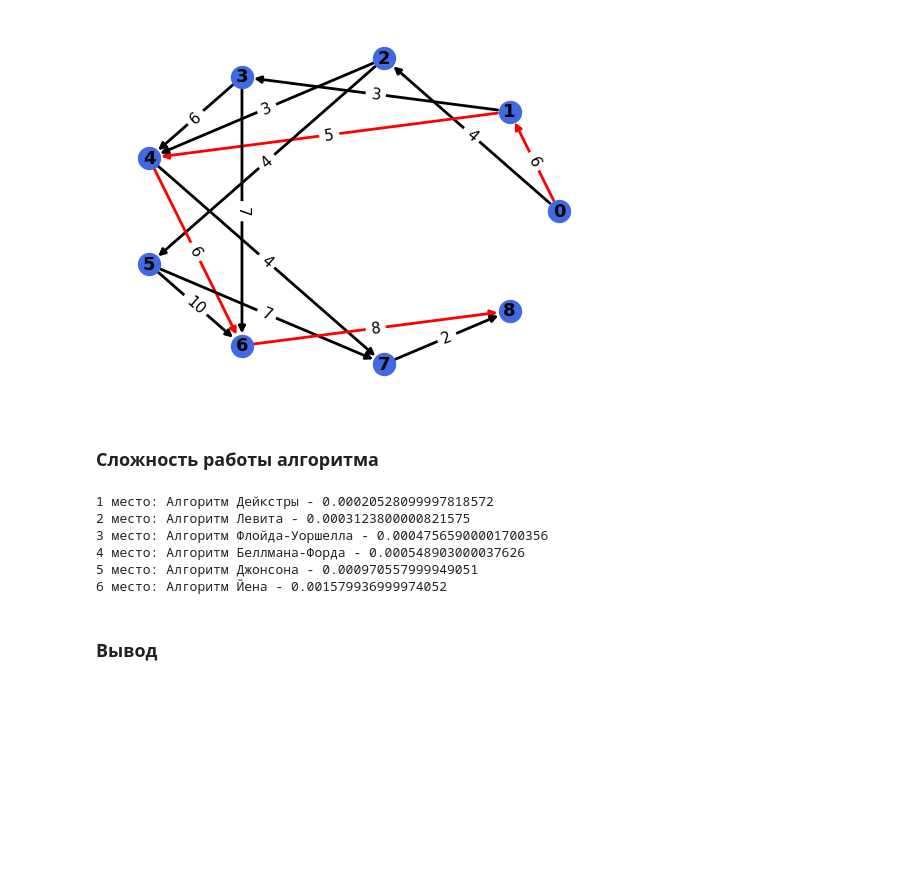
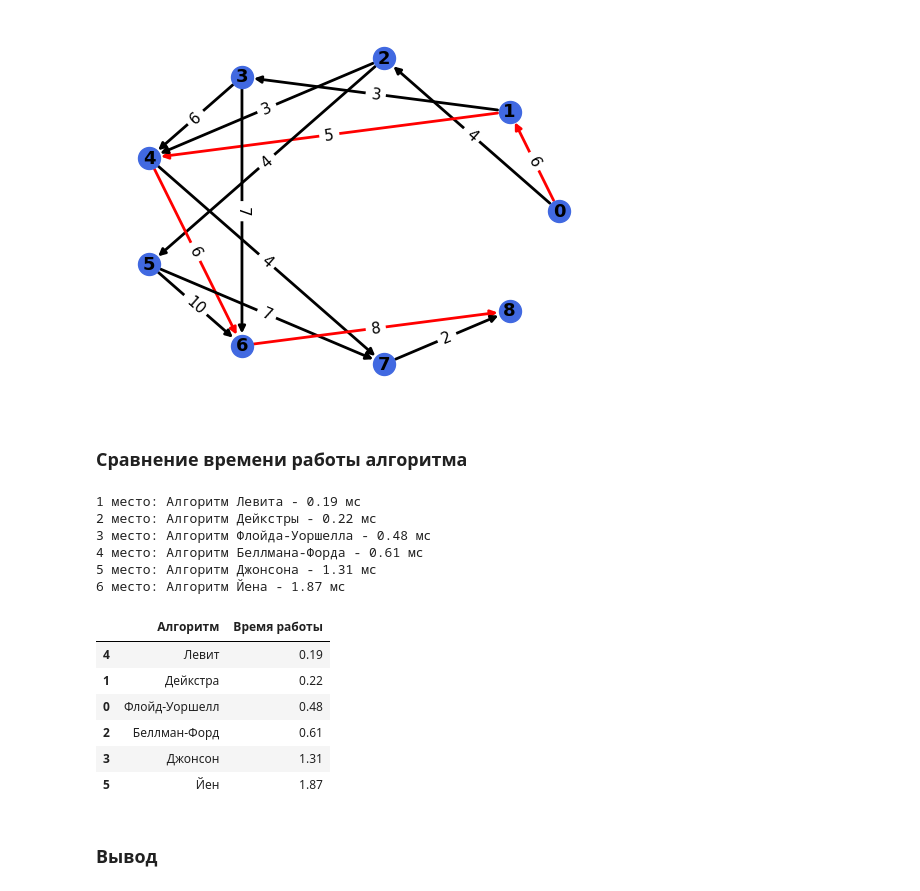
Before and after one commit to murrashovaa/Structures-and-algorithmes, a Jupyter notebook: Lab3.ipynb, the cells around one changed output. Cells and saved outputs as stored; diff of their text form; code cells hidden in the pictures; blank space fills up the shorter version.

```diff
--- a/Lab3.ipynb
+++ b/Lab3.ipynb
@@ -195,7 +203,7 @@ else:
 # %% [markdown]
 ### Алгоритм Джонсона
 # %%
-def johnson(adj_matrix, start, end):
+def johnson(adj_matrix: list, start: int, end: int)-> tuple[list, list]:
     adj_matrix = convert_adj_matrix(adj_matrix)
     adjmat_new = adj_matrix.copy() #создаем матрицу смежности с новой вершиной
     for item in adjmat_new:
@@ -231,13 +239,10 @@ start = int(input('Начальная вершина: '))
 end = int(input('Конечная врешина: '))
 t1 = default_timer()
 path, dist = johnson(adj_matrix, start, end)
-johnson_time = default_timer() - t1
-if path and dist:
-    print(f"Длина пути: {dist[start][end]}")
-    draw_graph(adj_matrix,path[start][end])
-else:
-    print(f"Путь из {start} в {end} не существует")
-    draw_graph(adj_matrix,[])
+johnson_time = round((default_timer() - t1)*1000,2)
+
+print(f"Длина пути: {dist[start][end]}")
+draw_graph(adj_matrix,path[start][end])
 # %% [output]
 Начальная вершина: 0
 Конечная врешина: 8
@@ -246,7 +251,7 @@ else:
 # %% [markdown]
 ### Алгоритм Левита
 # %%
-def levit(adj_matrix, start, end):
+def levit(adj_matrix: list, start: int, end: int)-> tuple[list, list]:
     adj_matrix = convert_adj_matrix(adj_matrix)
     M0 = set() #множество вершин, расстояния до которых уже вычислены (возможно неокончательно)
     M1 = {'main': [start], 'urgent': []} #вершины, расстояния до которых вычисляются
@@ -290,13 +295,10 @@ start = int(input('Начальная вершина: '))
 end = int(input('Конечная врешина: '))
 t1 = default_timer()
 paths, dist = levit(adj_matrix, start, end)
-levit_time = default_timer() - t1
-if paths and dist:
-    print(f"Длина пути: {dist[end]}")
-    draw_graph(adj_matrix,paths[end])
-else:
-    print(f"Путь из {start} в {end} не существует")
-    draw_graph(adj_matrix,[])
+levit_time = round((default_timer() - t1)*1000,2)
+
+print(f"Длина пути: {dist[end]}")
+draw_graph(adj_matrix,paths[end])
 # %% [output]
 Начальная вершина: 0
 Конечная врешина: 8
@@ -305,7 +307,7 @@ else:
 # %% [markdown]
 ### Алгоритм Йена
 # %%
-def yen(adj_matrix, start, end, K):
+def yen(adj_matrix: list, star: int, end: int, K = 0) -> tuple:
     original_mat = adj_matrix.copy()
     adj_matrix = convert_adj_matrix(adj_matrix)
     candidates = set()
@@ -342,13 +344,15 @@ def yen(adj_matrix, start, end, K):
         lengths.append(sorted_candidates[0][1])
         candidates.remove(sorted_candidates[0]) # удаляем минимальный путь из набора кандидатов
     return paths, lengths
+
 adj_matrix = read_graph('adj_matrix.txt')
 start = int(input('Начальная вершина: '))
 end = int(input('Конечная врешина: '))
 K = int(input('Количество искомых путей: '))
 t1 = default_timer()
 paths, dists = yen(adj_matrix, start, end, K)
-yen_time = default_timer() - t1
+yen_time = round((default_timer() - t1)*1000,2)
+
 for i in range(K):
     print(f"Длина пути: {dists[i]}")
     draw_graph(adj_matrix,paths[i])
@@ -369,7 +373,7 @@ for i in range(K):
 Длина пути: 25
 [figure]
 # %% [markdown]
-### Сложность работы алгоритма
+### Сравнение времени работы алгоритма
 # %%
 time_list=[[floyd_warshall_time, "Алгоритм Флойда-Уоршелла"],
           [dijkstra_time, "Алгоритм Дейкстры"],
@@ -379,14 +383,29 @@ time_list=[[floyd_warshall_time, "Алгоритм Флойда-Уоршелла
           [yen_time, "Алгоритм Йена"]]
 time_list.sort()
 for i in range(len(time_list)):
-    print(f"{i + 1} место: {time_list[i][1]} - {time_list[i][0]}")
+    print(f"{i + 1} место: {time_list[i][1]} - {time_list[i][0]} мс ")
 # %% [output]
-1 место: Алгоритм Дейкстры - 0.00020528099997818572
-2 место: Алгоритм Левита - 0.0003123800000821575
-3 место: Алгоритм Флойда-Уоршелла - 0.00047565900001700356
-4 место: Алгоритм Беллмана-Форда - 0.000548903000037626
-5 место: Алгоритм Джонсона - 0.000970557999949051
-6 место: Алгоритм Йена - 0.001579936999974052
+1 место: Алгоритм Левита - 0.19 мс
+2 место: Алгоритм Дейкстры - 0.22 мс
+3 место: Алгоритм Флойда-Уоршелла - 0.48 мс
+4 место: Алгоритм Беллмана-Форда - 0.61 мс
+5 место: Алгоритм Джонсона - 1.31 мс
+6 место: Алгоритм Йена - 1.87 мс
+# %%
+df = pd.DataFrame({
+    'Алгоритм': ['Флойд-Уоршелл', 'Дейкстра', 'Беллман-Форд', 'Джонсон', 'Левит', 'Йен'],
+    'Время работы': [floyd_warshall_time, dijkstra_time, bellman_ford_time, johnson_time, levit_time, yen_time]
+
+})
+df.sort_values(by='Время работы')
+# %% [output]
+|  | Алгоритм | Время работы |
+| 4 | Левит | 0.19 |
+| 1 | Дейкстра | 0.22 |
+| 0 | Флойд-Уоршелл | 0.48 |
+| 2 | Беллман-Форд | 0.61 |
+| 3 | Джонсон | 1.31 |
+| 5 | Йен | 1.87 |
 # %% [markdown]
 ### Вывод
 # %% [markdown]
```
Also changed, not shown: parts of 5 cells of this notebook.
